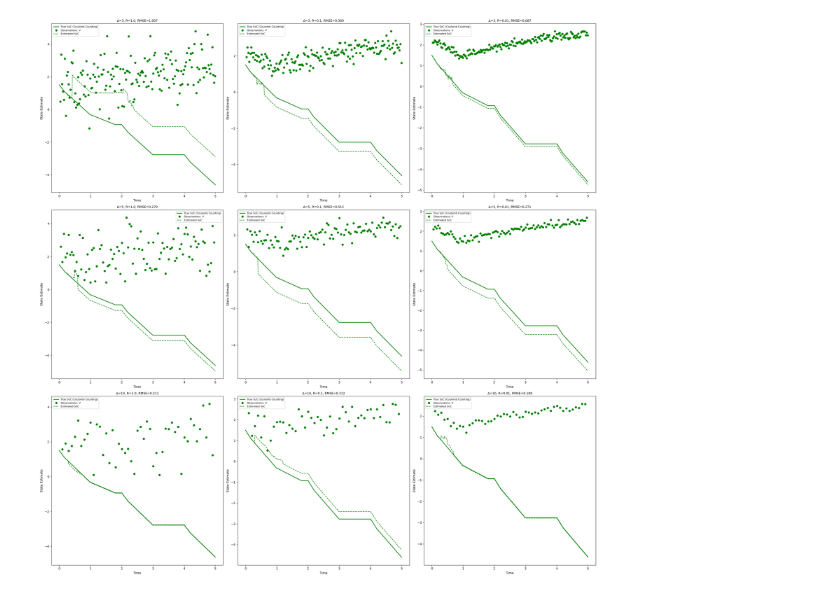
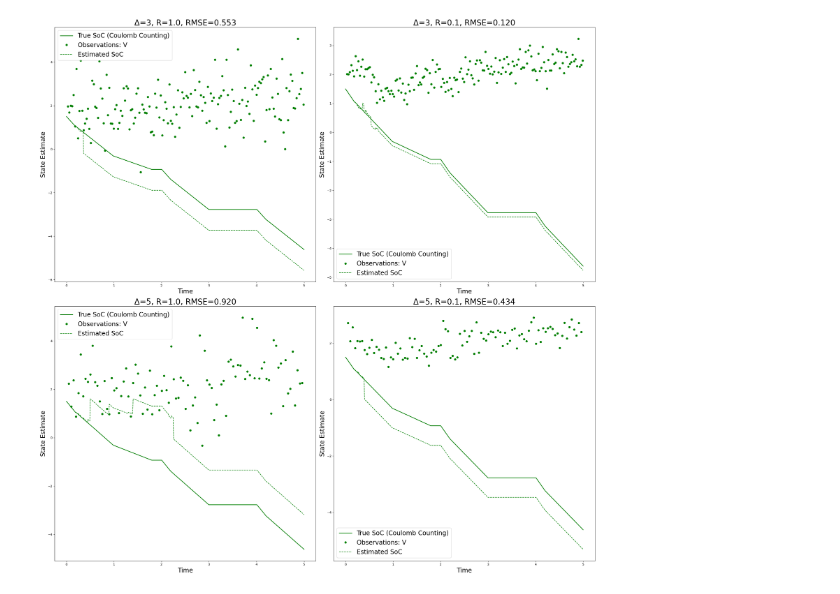
Before and after one commit to sohamphanseiitb/Robotics-In-Python-Sensing-Perception-Planning-Control, a Jupyter notebook: Battery_SOC_estimation/ukf_battery.ipynb, the cells around one changed output. Saved outputs shown, nothing was run; the diff lists cells and outputs as text; code cells hidden in the pictures.

```diff
--- a/Battery_SOC_estimation/ukf_battery.ipynb
+++ b/Battery_SOC_estimation/ukf_battery.ipynb
@@ -290,10 +290,10 @@ def run_ukf_and_plot(rows, cols, dt, N, x0, n_states, Q, R_values, delta_values,
         #                color='b', alpha=0.2)
 
         # Configure plot
-        ax.set_title(f"Δ={delta}, R={R}, RMSE={RMSE:.3f}", fontsize=10)
-        ax.set_xlabel('Time')
-        ax.set_ylabel('State Estimate')
-        ax.legend(fontsize=8)
+        ax.set_title(f"Δ={delta}, R={R}, RMSE={RMSE:.3f}", fontsize=25)
+        ax.set_xlabel('Time', fontsize=20)
+        ax.set_ylabel('State Estimate', fontsize=20)
+        ax.legend(fontsize=20)
 
     # Main logic
     Tf = N * dt
@@ -334,33 +334,33 @@ dt = 0.01
 N = 500
 n_states = 3
 x0 = np.array([1.5, 2, 0])
 
 # battery parameters
 R_CT, tau_CT, R_dif, tau_dif, Q_nom, R0 = 1.6*10**-3, 3.68, 7.7*10**-3, 84.34, 10.4, 6*10**-3
 params_ukf = [R_CT, tau_CT, R_dif, tau_dif, dt, Q_nom, R0, N]
 
 # UKF parameters
 alpha = 0.005
 beta = 1.5
 kappa = 0.0
 
 # Observation and delta values
-R_values = np.array([1, 0.1, 0.01])
-delta_values = np.array([3, 5, 10])
+R_values = np.array([1, 0.1])
+delta_values = np.array([3, 5])
 
 # noise means and variances
 covval = 8.432 * 10**-4
 Q_ukf = np.array([[100*covval, 0.0, 0.0],
                   [0.0, 10*covval, 0.0],
                   [0.0, 0.0, 10*covval]])
 
 # for gaussian overlay analysis
 #R_values = np.array([1, 0.1, 0.01])
 #delta_values = np.array([5])
 
 time_instances_to_store = np.array([60, 140, 220, 300, 380])
 
 # Run and save plot
 kf_results = run_ukf_and_plot(len(delta_values), len(R_values), dt, N, x0, n_states, Q_ukf, R_values, delta_values, alpha, beta, kappa, 'ukf_results.png', params_ukf)
 # %% [output]
-[figure, old version]
+[figure, new version]
```
Also changed, not shown: 16 other files.
